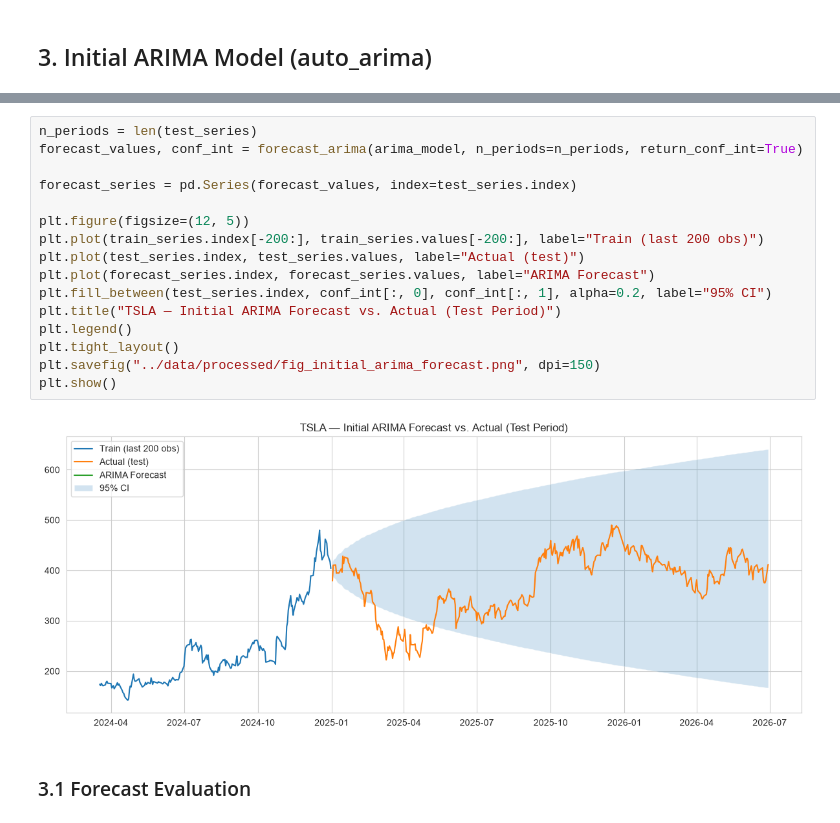
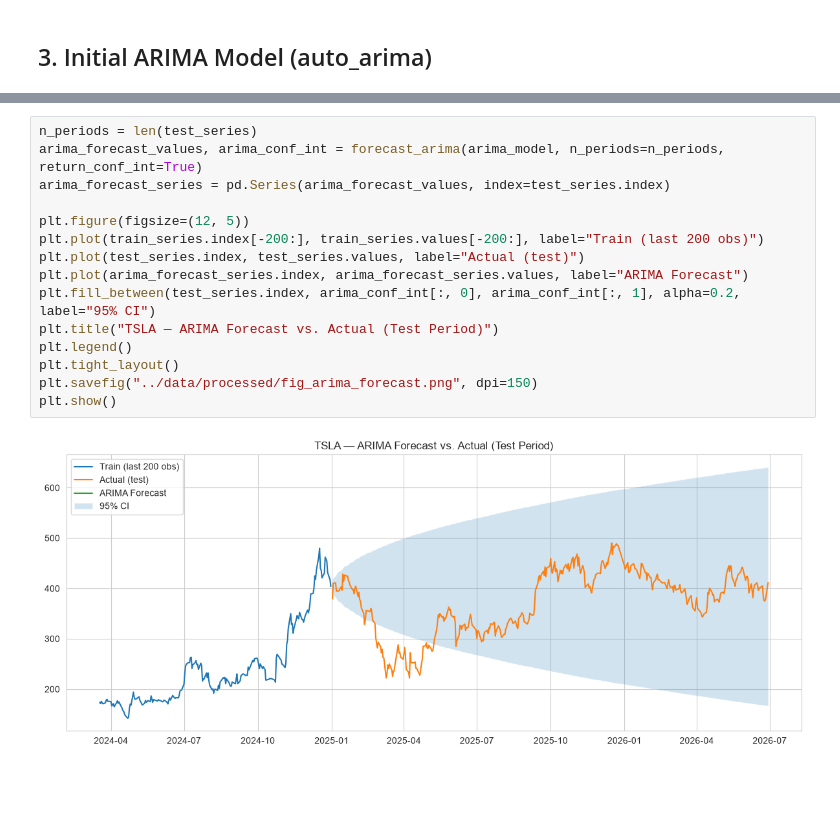
Before and after one commit to oim1999/portfolio-optimization, a Jupyter notebook: notebooks/02.ipynb, the cells around one changed output, grey strips where cells are left out. Saved outputs shown, nothing was run; the diff lists cells and outputs as text; blank space fills up the shorter version.

```diff
--- a/notebooks/02.ipynb
+++ b/notebooks/02.ipynb
@@ -106,21 +114,18 @@ Total fit time: 1.620 seconds
 Selected order (p, d, q): (0, 1, 0)
 # %%
 n_periods = len(test_series)
-forecast_values, conf_int = forecast_arima(arima_model, n_periods=n_periods, return_conf_int=True)
-
-forecast_series = pd.Series(forecast_values, index=test_series.index)
+arima_forecast_values, arima_conf_int = forecast_arima(arima_model, n_periods=n_periods, return_conf_int=True)
+arima_forecast_series = pd.Series(arima_forecast_values, index=test_series.index)
 
 plt.figure(figsize=(12, 5))
 plt.plot(train_series.index[-200:], train_series.values[-200:], label="Train (last 200 obs)")
 plt.plot(test_series.index, test_series.values, label="Actual (test)")
-plt.plot(forecast_series.index, forecast_series.values, label="ARIMA Forecast")
-plt.fill_between(test_series.index, conf_int[:, 0], conf_int[:, 1], alpha=0.2, label="95% CI")
-plt.title("TSLA — Initial ARIMA Forecast vs. Actual (Test Period)")
+plt.plot(arima_forecast_series.index, arima_forecast_series.values, label="ARIMA Forecast")
+plt.fill_between(test_series.index, arima_conf_int[:, 0], arima_conf_int[:, 1], alpha=0.2, label="95% CI")
+plt.title("TSLA — ARIMA Forecast vs. Actual (Test Period)")
 plt.legend()
 plt.tight_layout()
-plt.savefig("../data/processed/fig_initial_arima_forecast.png", dpi=150)
+plt.savefig("../data/processed/fig_arima_forecast.png", dpi=150)
 plt.show()
 # %% [output]
-[figure, old version]
+[figure, new version]
-# %% [markdown]
-### 3.1 Forecast Evaluation
```
Also changed, not shown: parts of 25 cells of this notebook.
